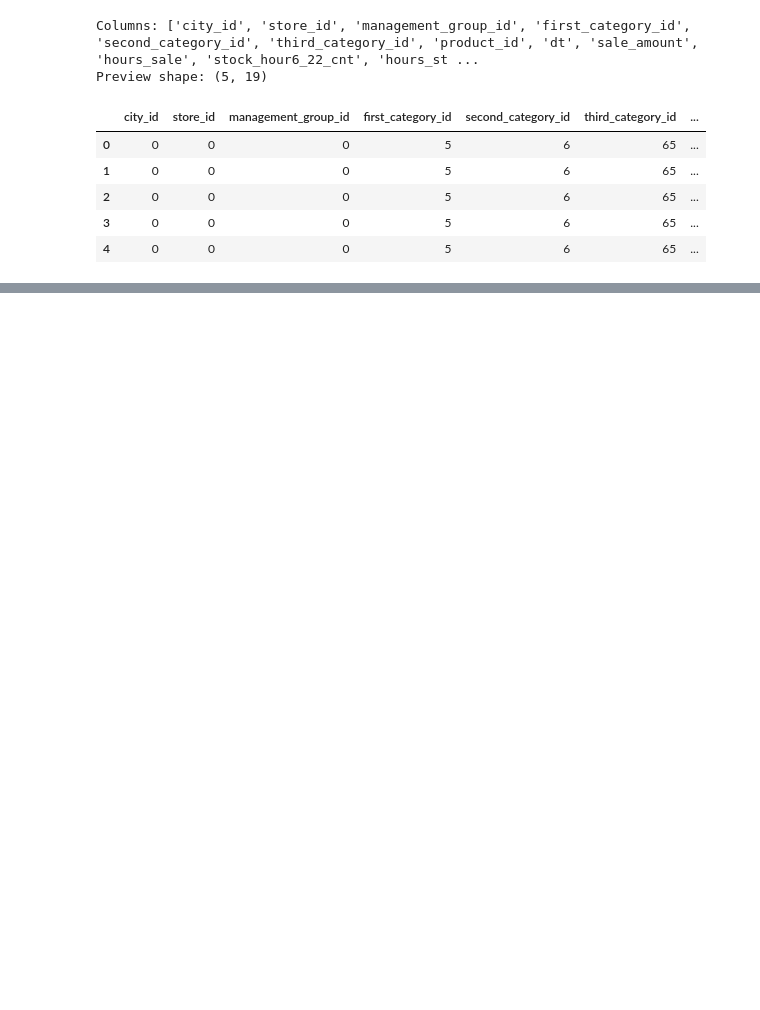
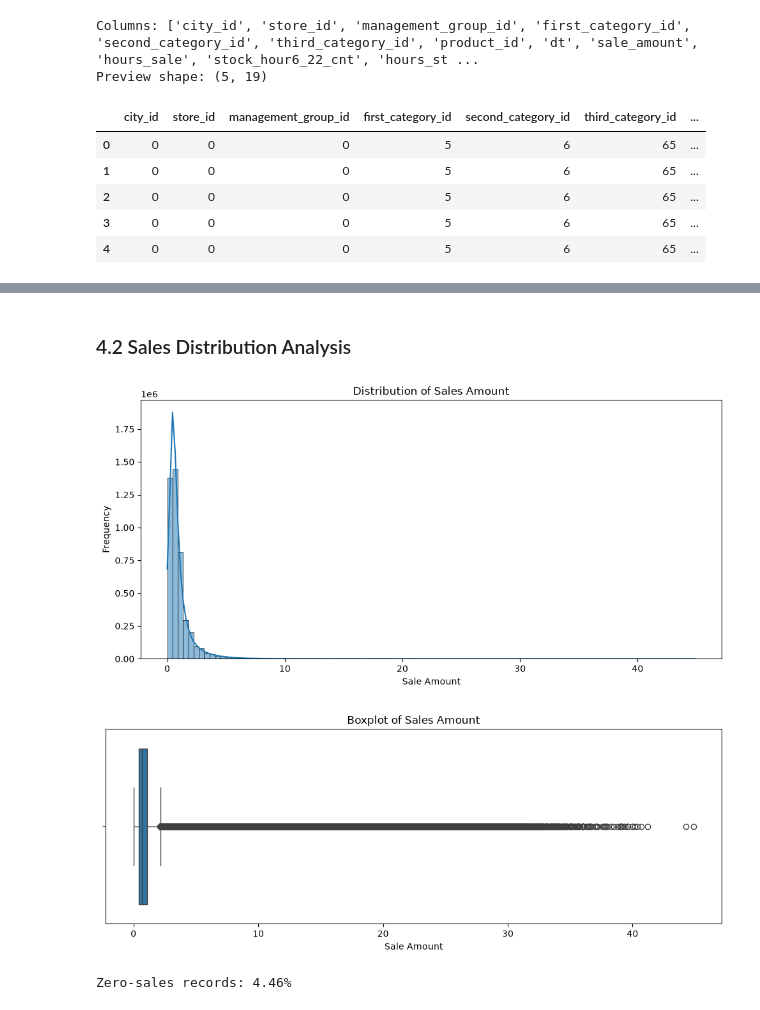
Before and after one commit to 202618049/ML-Project-202618011-And-202618049-, a Jupyter notebook: notebook/FMCG_Demand_Forecasting.ipynb, the cells around one changed output, grey strips where cells are left out. Cells and saved outputs as stored; diff of their text form; code cells hidden in the pictures; blank space fills up the shorter version.

```diff
--- a/notebook/FMCG_Demand_Forecasting.ipynb
+++ b/notebook/FMCG_Demand_Forecasting.ipynb
@@ -297,0 +778,8 @@ display(summary)
+# %%
+cleaned_df = pd.read_csv(cleaned_file, parse_dates=["dt"])
+
+print("Updated data types:")
+print(cleaned_df.dtypes)
+
+print("\nDate range:")
+print(cleaned_df["dt"].min(), "to", cleaned_df["dt"].max())
@@ -297,0 +1007,33 @@ display(summary)
+# %% [markdown]
+### 4.2 Sales Distribution Analysis
+# %%
+import matplotlib.pyplot as plt
+import seaborn as sns
+
+# Distribution of sales
+plt.figure(figsize=(10, 5))
+sns.histplot(cleaned_df["sale_amount"], bins=100, kde=True)
+plt.title("Distribution of Sales Amount")
+plt.xlabel("Sale Amount")
+plt.ylabel("Frequency")
+plt.tight_layout()
+plt.show()
+
+# Boxplot to identify extreme sales values
+plt.figure(figsize=(10, 4))
+sns.boxplot(x=cleaned_df["sale_amount"])
+plt.title("Boxplot of Sales Amount")
+plt.xlabel("Sale Amount")
+plt.tight_layout()
+plt.show()
+
+# Percentage of zero-sales records
+zero_sales_percentage = (
+    (cleaned_df["sale_amount"] == 0).mean() * 100
+)
+
+print(f"Zero-sales records: {zero_sales_percentage:.2f}%")
+# %% [output]
+[figure, added]
+[figure, added]
+Zero-sales records: 4.46%
```
Also changed, not shown: parts of 43 cells of this notebook, 1 other file.
